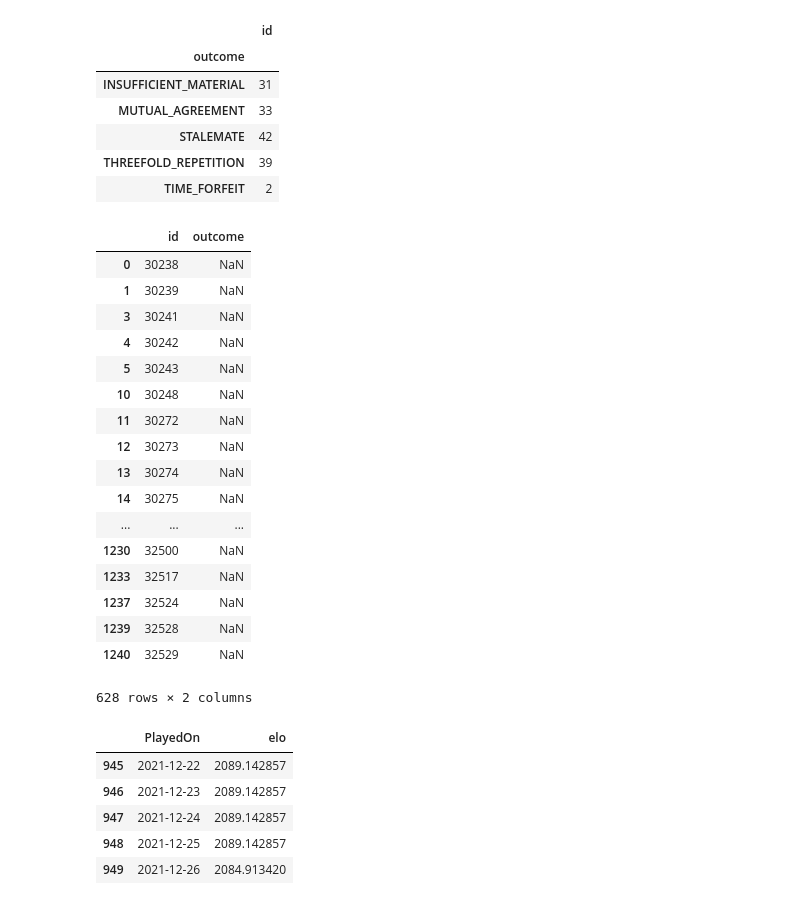
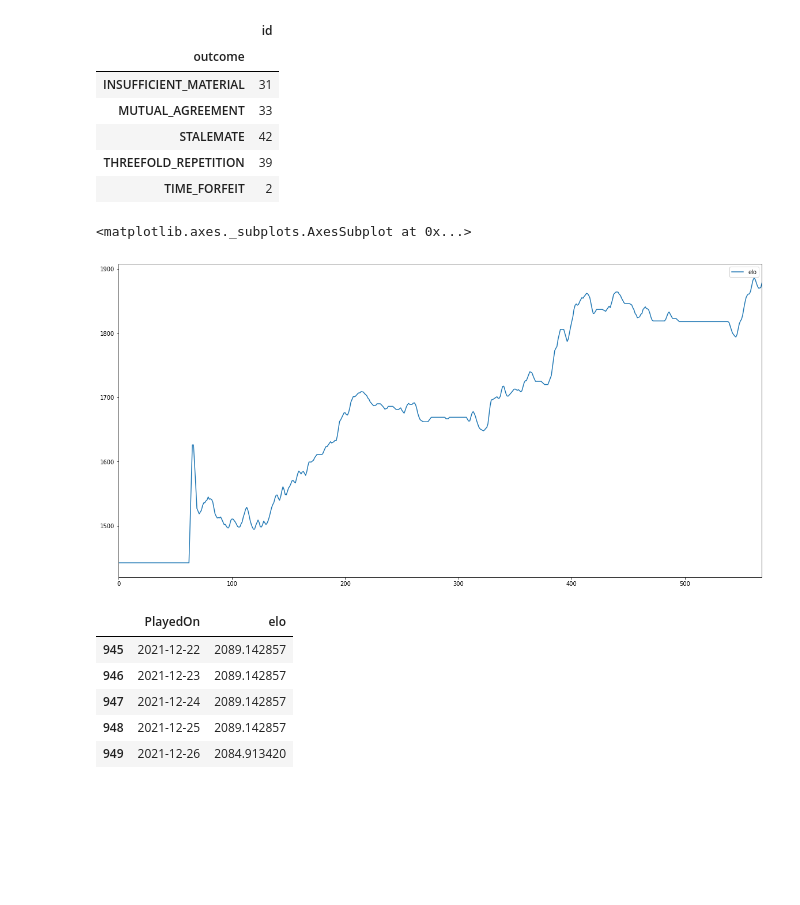
Before and after one commit to tuxmania87/chess-stats-dash, a Jupyter notebook: insight.ipynb, the cells around one changed output. Saved outputs shown, nothing was run; the diff lists cells and outputs as text; code cells hidden in the pictures; blank space fills up the shorter version.

```diff
--- a/insight.ipynb
+++ b/insight.ipynb
@@ -821,36 +821,21 @@ df[["id","outcome"]].groupby(["outcome"]).count()
 | STALEMATE | 42 |
 | THREEFOLD_REPETITION | 39 |
 | TIME_FORFEIT | 2 |
-# %%
-import pandas as pd
-df = pd.read_csv("snapshot_pinkelgelbezaehne.csv")
-
-df = df[df["win"] == 1]
-
-##xx = df[["id","outcome"]].groupby(["outcome"]).count().reset_index()
-
-##xx.columns = ["outcome","#games"]
-
-df[["id","outcome"]]
-# %% [output]
-|  | id | outcome |
-| 0 | 30238 | NaN |
-| 1 | 30239 | NaN |
-| 3 | 30241 | NaN |
-| 4 | 30242 | NaN |
-| 5 | 30243 | NaN |
-| 10 | 30248 | NaN |
-| 11 | 30272 | NaN |
-| 12 | 30273 | NaN |
-| 13 | 30274 | NaN |
-| 14 | 30275 | NaN |
-| ... | ... | ... |
-| 1230 | 32500 | NaN |
-| 1233 | 32517 | NaN |
-| 1237 | 32524 | NaN |
-| 1239 | 32528 | NaN |
-| 1240 | 32529 | NaN |
-628 rows × 2 columns
+# %%
+import pandas as pd
+df = pd.read_csv("snapshot_krs289.csv")
+
+df["PlayedOn"] = pd.to_datetime(df["PlayedOn"])
+
+df = df.set_index("PlayedOn")
+
+df = df[["elo"]]
+
+df = df.resample("1D").mean().ffill().rolling(3).mean().dropna().reset_index()
+df[["elo"]].plot(figsize=(20,10))
+# %% [output]
+<matplotlib.axes._subplots.AxesSubplot at 0x...>
+[figure, added]
 # %%
 import pandas as pd
 
```
Also changed, not shown: 1 other file.
